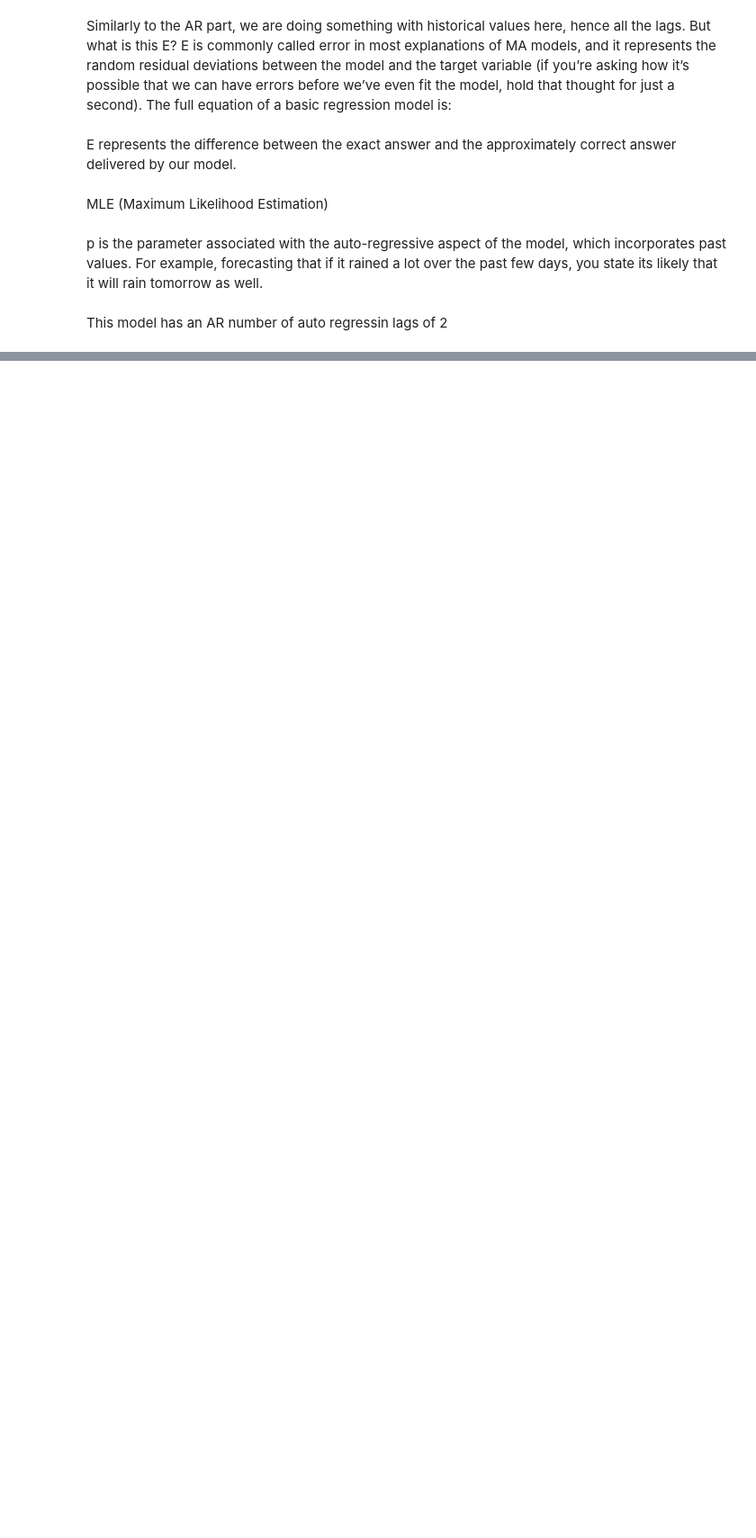
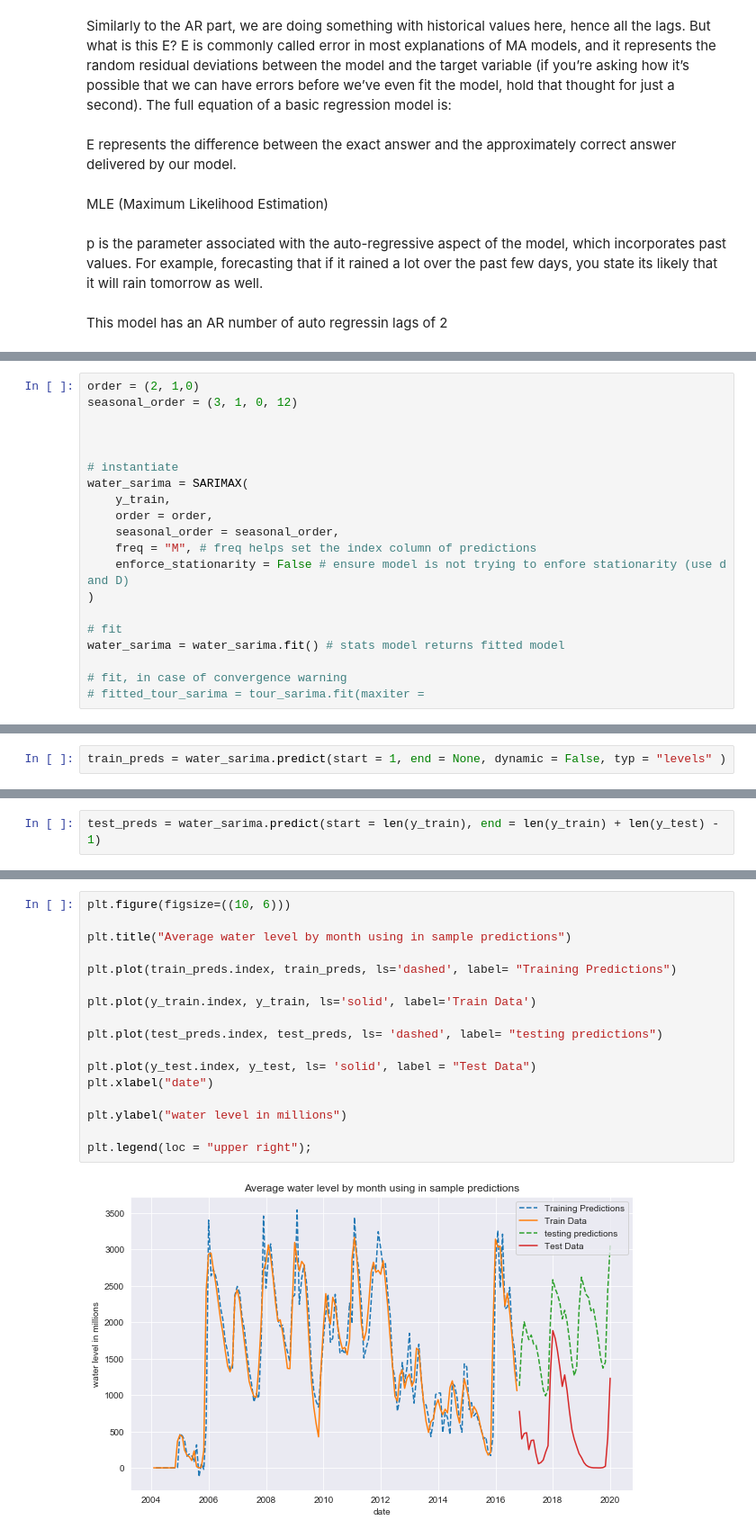
Before and after one commit to abrahamlewis4867/GA-Capstone-Project, a Jupyter notebook: code/Arima.ipynb, the cells around one changed output, grey strips where cells are left out. Shown at 90% size. Drawn from its saved outputs; the diff is of its cells as text; blank space fills up the shorter version.

```diff
--- a/code/Arima.ipynb
+++ b/code/Arima.ipynb
@@ -280,0 +399,20 @@ of 2
+# %%
+order = (2, 1,0)
+seasonal_order = (3, 1, 0, 12)
+
+
+
+# instantiate
+water_sarima = SARIMAX(
+    y_train,
+    order = order,
+    seasonal_order = seasonal_order,
+    freq = "M", # freq helps set the index column of predictions
+    enforce_stationarity = False # ensure model is not trying to enfore stationarity (use d and D)
+)
+
+# fit
+water_sarima = water_sarima.fit() # stats model returns fitted model
+
+# fit, in case of convergence warning
+# fitted_tour_sarima = tour_sarima.fit(maxiter =
@@ -280,0 +443,2 @@ of 2
+# %%
+train_preds = water_sarima.predict(start = 1, end = None, dynamic = False, typ = "levels" )
@@ -280,0 +461,2 @@ of 2
+# %%
+test_preds = water_sarima.predict(start = len(y_train), end = len(y_train) + len(y_test) - 1)
@@ -280,0 +490,19 @@ of 2
+# %%
+plt.figure(figsize=((10, 6)))
+
+plt.title("Average water level by month using in sample predictions")
+
+plt.plot(train_preds.index, train_preds, ls='dashed', label= "Training Predictions")
+
+plt.plot(y_train.index, y_train, ls='solid', label='Train Data')
+
+plt.plot(test_preds.index, test_preds, ls= 'dashed', label= "testing predictions")
+
+plt.plot(y_test.index, y_test, ls= 'solid', label = "Test Data")
+plt.xlabel("date")
+
+plt.ylabel("water level in millions")
+
+plt.legend(loc = "upper right");
+# %% [output]
+[figure, added]
```
Also changed, not shown: parts of 27 cells of this notebook, 1 other file.
